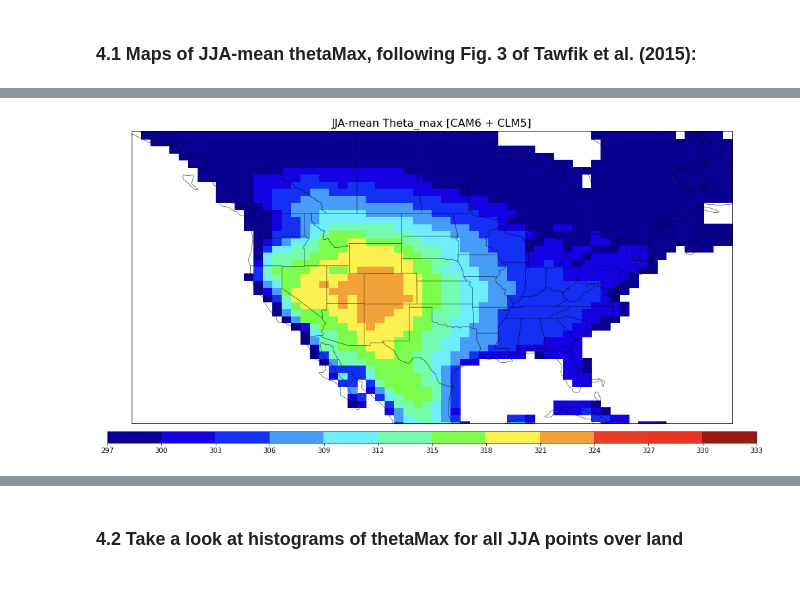
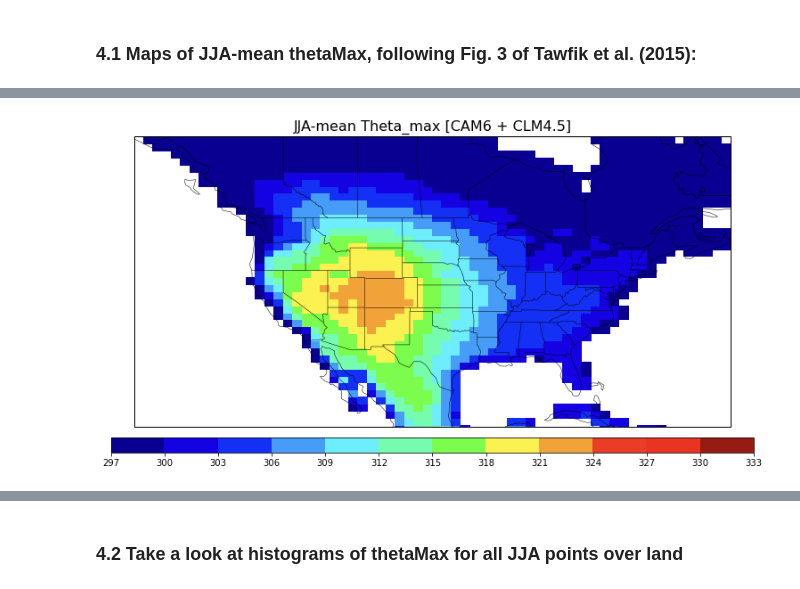
Before and after one commit to megandevlan/Coupling_CAM6CLM5, a Jupyter notebook: HCF.ipynb, the cells around one changed output, grey strips where cells are left out. Saved outputs shown, nothing was run; the diff lists cells and outputs as text; code cells hidden in the pictures.

```diff
--- a/HCF.ipynb
+++ b/HCF.ipynb
@@ -1257,35 +1259,35 @@ cbar = plt.colorbar(contour_plot, orientation='horizontal',cax=cbar_ax,
 # %%
-# Plot mean Theta_Adv
-fig, ax1 = plt.subplots(1,1, figsize=(17, 8),
+# Plot mean Theta_Max
+fig, ax1 = plt.subplots(1,1, figsize=(12, 8),
                         facecolor='w', edgecolor='k',
                         subplot_kw={'projection':ccrs.PlateCarree()})
 
 # Zoom in on US
 ax1.set_extent([-140,-60,21,60], crs=ccrs.PlateCarree())
 
 
 # ----- Plot difference from CESM1 ------
 # Contour plots
 contour_plot = ax1.pcolormesh(lon,lat, np.nanmean(dailyMax_CLM45_JJA.THETA_PS_TREF.values, axis=0)*landMask,
                              vmin=297,vmax=333,
                              cmap=my_cmap_Theta, norm=norm)
 
 # Additional options
-ax1.set_title('JJA-mean Theta_max [CAM6 + CLM5]',fontsize=16)
+ax1.set_title('JJA-mean Theta_max [CAM6 + CLM4.5]',fontsize=16)
 ax1.coastlines(linewidth=0.5,edgecolor='k')
 ax1.add_feature(cfeature.BORDERS,linewidth=0.5,edgecolor='k')
 #   Set up to add states to plots
 states_provinces = cfeature.NaturalEarthFeature(
     category='cultural',
     name='admin_1_states_provinces_lines',
     scale='50m',
     facecolor='none')
 ax1.add_feature(states_provinces,edgecolor='k',linewidth=0.5)
 
 # Add colorbar
 ax_position = ax1.get_position()
 cbar_ax = fig.add_axes([ax_position.x0-0.03, ax_position.y0-0.05, ax_position.width+0.06, 0.03])
 cbar = plt.colorbar(contour_plot, orientation='horizontal',cax=cbar_ax,
                    cmap=my_cmap_Theta, norm=norm, ticks=bounds, boundaries=bounds)
 # %% [output]
-[figure, old version]
+[figure, new version]
```
Also changed, not shown: parts of 62 cells of this notebook, 2 other files.
